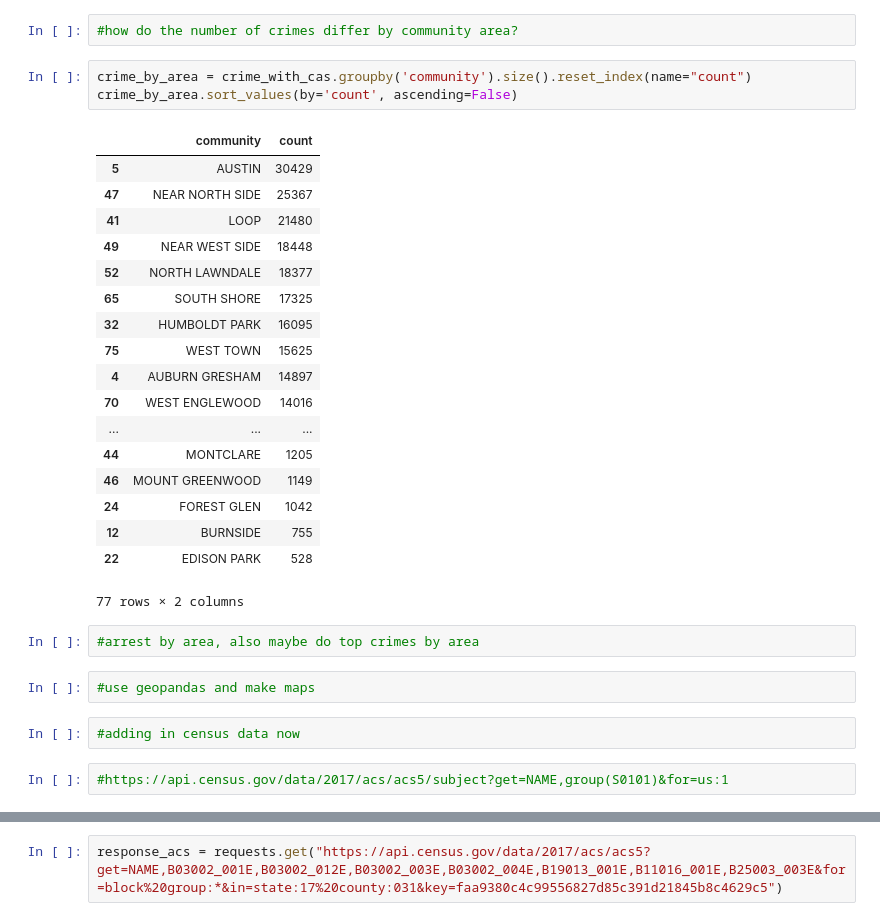
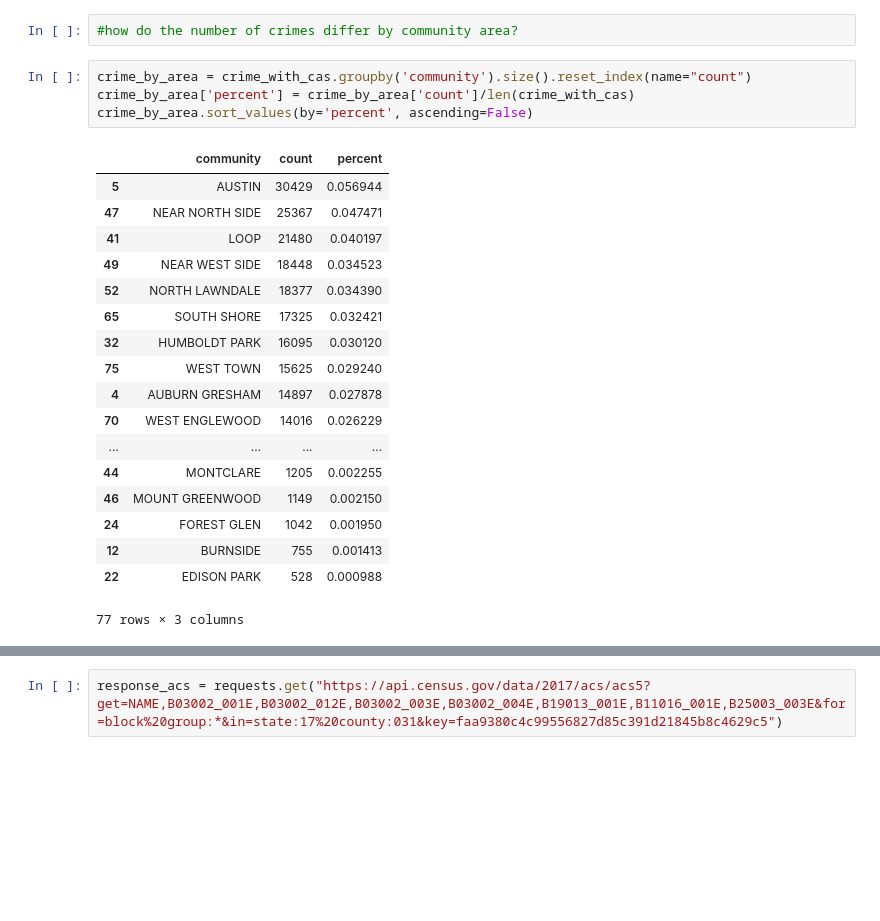
Before and after one commit to b-ganesh/ml_spring19, a Jupyter notebook: assignment1/Assignment1.ipynb, the cells around one changed output, grey strips where cells are left out. Drawn from its saved outputs; the diff is of its cells as text; blank space fills up the shorter version.

```diff
--- a/assignment1/Assignment1.ipynb
+++ b/assignment1/Assignment1.ipynb
@@ -89,31 +137,24 @@ crime_by_month.plot(kind="line", title= "Number of crimes by year and month")
 #how do the number of crimes differ by community area?
 # %%
 crime_by_area = crime_with_cas.groupby('community').size().reset_index(name="count")
-crime_by_area.sort_values(by='count', ascending=False)
+crime_by_area['percent'] = crime_by_area['count']/len(crime_with_cas)
+crime_by_area.sort_values(by='percent', ascending=False)
 # %% [output]
-|  | community | count |
-| 5 | AUSTIN | 30429 |
-| 47 | NEAR NORTH SIDE | 25367 |
-| 41 | LOOP | 21480 |
-| 49 | NEAR WEST SIDE | 18448 |
-| 52 | NORTH LAWNDALE | 18377 |
-| 65 | SOUTH SHORE | 17325 |
-| 32 | HUMBOLDT PARK | 16095 |
-| 75 | WEST TOWN | 15625 |
-| 4 | AUBURN GRESHAM | 14897 |
-| 70 | WEST ENGLEWOOD | 14016 |
-| ... | ... | ... |
-| 44 | MONTCLARE | 1205 |
-| 46 | MOUNT GREENWOOD | 1149 |
-| 24 | FOREST GLEN | 1042 |
-| 12 | BURNSIDE | 755 |
-| 22 | EDISON PARK | 528 |
+|  | community | count | percent |
+| 5 | AUSTIN | 30429 | 0.056944 |
+| 47 | NEAR NORTH SIDE | 25367 | 0.047471 |
+| 41 | LOOP | 21480 | 0.040197 |
+| 49 | NEAR WEST SIDE | 18448 | 0.034523 |
+| 52 | NORTH LAWNDALE | 18377 | 0.034390 |
+| 65 | SOUTH SHORE | 17325 | 0.032421 |
+| 32 | HUMBOLDT PARK | 16095 | 0.030120 |
+| 75 | WEST TOWN | 15625 | 0.029240 |
+| 4 | AUBURN GRESHAM | 14897 | 0.027878 |
+| 70 | WEST ENGLEWOOD | 14016 | 0.026229 |
+| ... | ... | ... | ... |
+| 44 | MONTCLARE | 1205 | 0.002255 |
+| 46 | MOUNT GREENWOOD | 1149 | 0.002150 |
+| 24 | FOREST GLEN | 1042 | 0.001950 |
+| 12 | BURNSIDE | 755 | 0.001413 |
+| 22 | EDISON PARK | 528 | 0.000988 |
-77 rows × 2 columns
+77 rows × 3 columns
-# %%
-#arrest by area, also maybe do top crimes by area
-# %%
-#use geopandas and make maps
-# %%
-#adding in census data now
-# %%
-#https://api.census.gov/data/2017/acs/acs5/subject?get=NAME,group(S0101)&for=us:1
```
Also changed, not shown: parts of 12 cells of this notebook.
